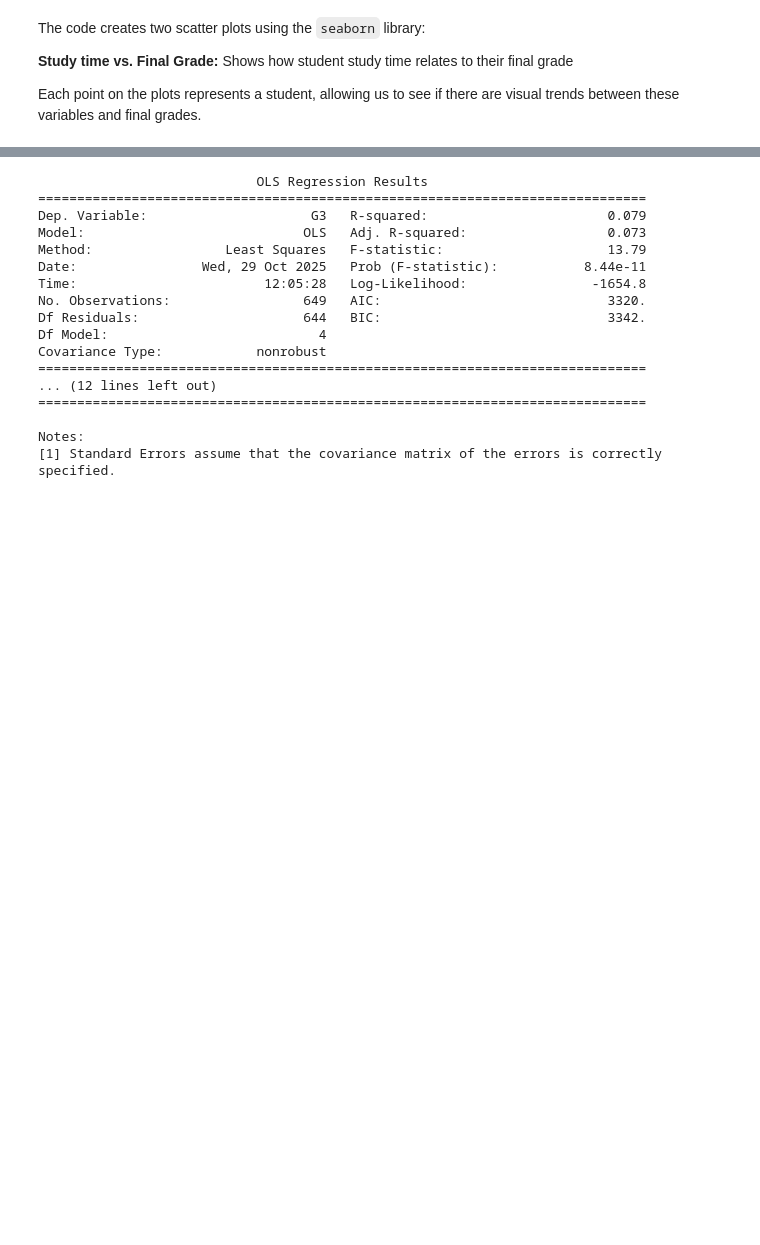
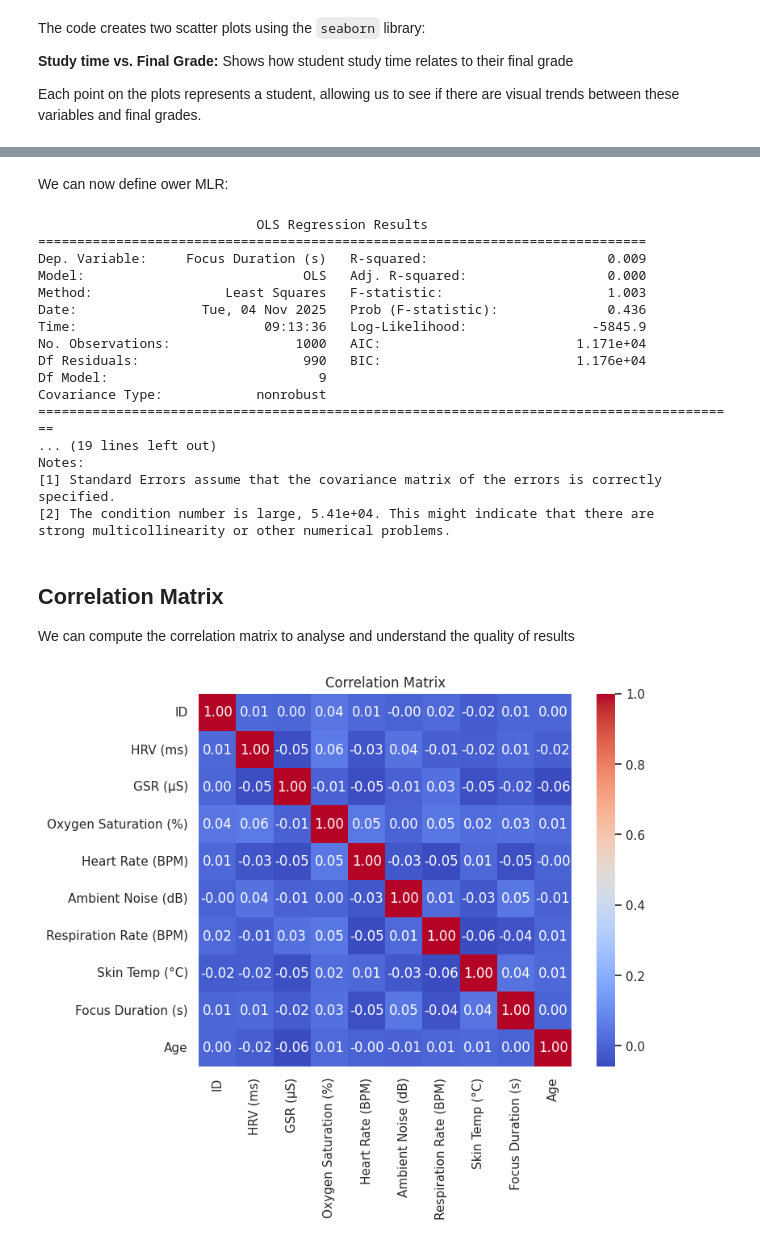
Before and after one commit to yanos84/Tutorials, a Jupyter notebook: SOCIO_TUTO.ipynb, the cells around one changed output, grey strips where cells are left out. Drawn from its saved outputs; the diff is of its cells as text; code cells hidden in the pictures; blank space fills up the shorter version.

```diff
--- a/SOCIO_TUTO.ipynb
+++ b/SOCIO_TUTO.ipynb
@@ -297,29 +338,42 @@ plt.show()
+# %% [markdown]
+We can now define ower MLR:
 # %%
 import statsmodels.api as sm
 
 # Prepare data
-df2 = df[["studytime","age","absences","famrel","G3"]].dropna()
-X = df2[["studytime","age","absences","famrel"]]
-y = df2["G3"]
+Y = numeric_df["Focus Duration (s)"]
+X = numeric_df.drop(columns=["Focus Duration (s)"])
 X = sm.add_constant(X)
 
-model = sm.OLS(y, X).fit()
+model = sm.OLS(Y, X).fit()
 print(model.summary())
 # %% [output]
                             OLS Regression Results
 ==============================================================================
-Dep. Variable:                     G3   R-squared:                       0.079
-Model:                            OLS   Adj. R-squared:                  0.073
-Method:                 Least Squares   F-statistic:                     13.79
-Date:                Wed, 29 Oct 2025   Prob (F-statistic):           8.44e-11
-Time:                        12:05:28   Log-Likelihood:                -1654.8
-No. Observations:                 649   AIC:                             3320.
-Df Residuals:                     644   BIC:                             3342.
-Df Model:                           4
+Dep. Variable:     Focus Duration (s)   R-squared:                       0.009
+Model:                            OLS   Adj. R-squared:                  0.000
+Method:                 Least Squares   F-statistic:                     1.003
+Date:                Tue, 04 Nov 2025   Prob (F-statistic):              0.436
+Time:                        09:13:36   Log-Likelihood:                -5845.9
+No. Observations:                1000   AIC:                         1.171e+04
+Df Residuals:                     990   BIC:                         1.176e+04
+Df Model:                           9
 Covariance Type:            nonrobust
-==============================================================================
-... (12 lines left out)
-==============================================================================
-
+==========================================================================================
+... (19 lines left out)
 Notes:
 [1] Standard Errors assume that the covariance matrix of the errors is correctly specified.
+[2] The condition number is large, 5.41e+04. This might indicate that there are
+strong multicollinearity or other numerical problems.
+# %% [markdown]
+## Correlation Matrix
+
+We can compute the correlation matrix to analyse and understand the quality of results
+# %%
+corr = numeric_df.corr()
+plt.figure(figsize=(8, 6))
+sns.heatmap(corr, annot=True, cmap="coolwarm", fmt=".2f", square=True)
+plt.title("Correlation Matrix")
+plt.show()
+# %% [output]
+[figure, added]
```
Also changed, not shown: parts of 12 cells of this notebook.
